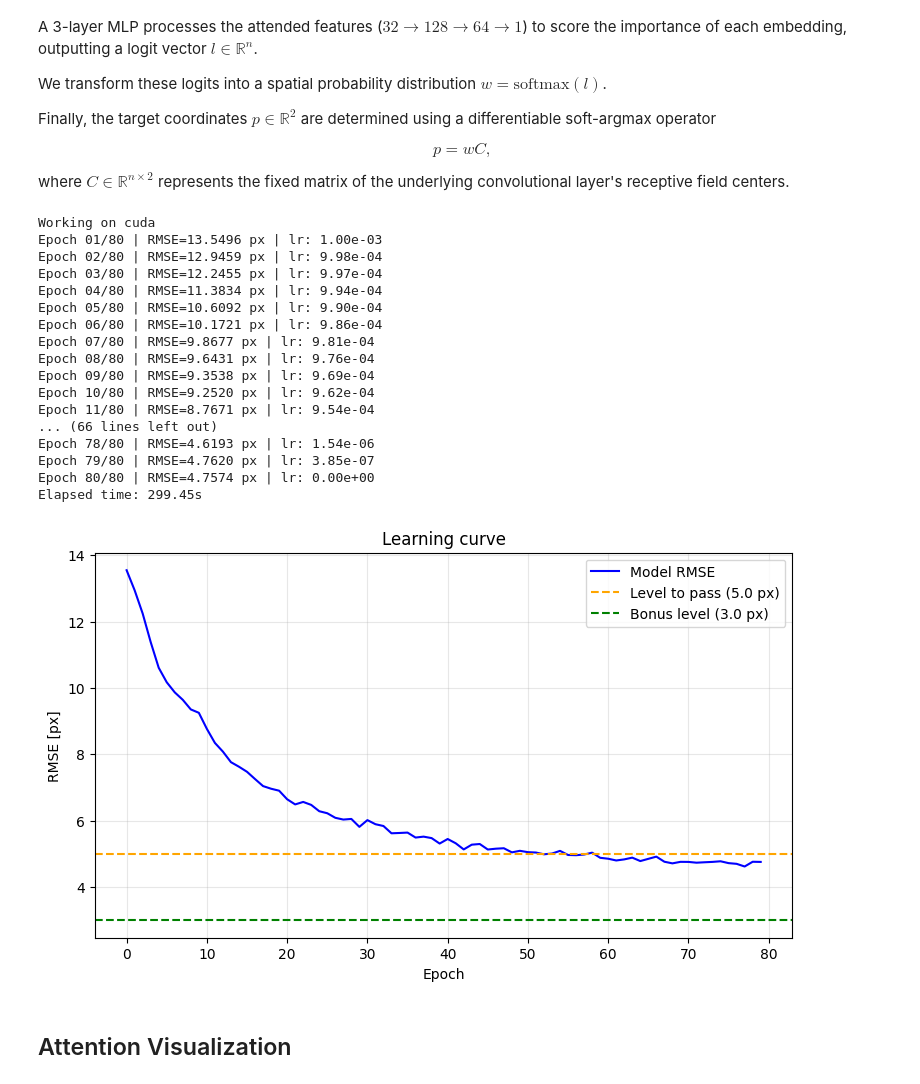
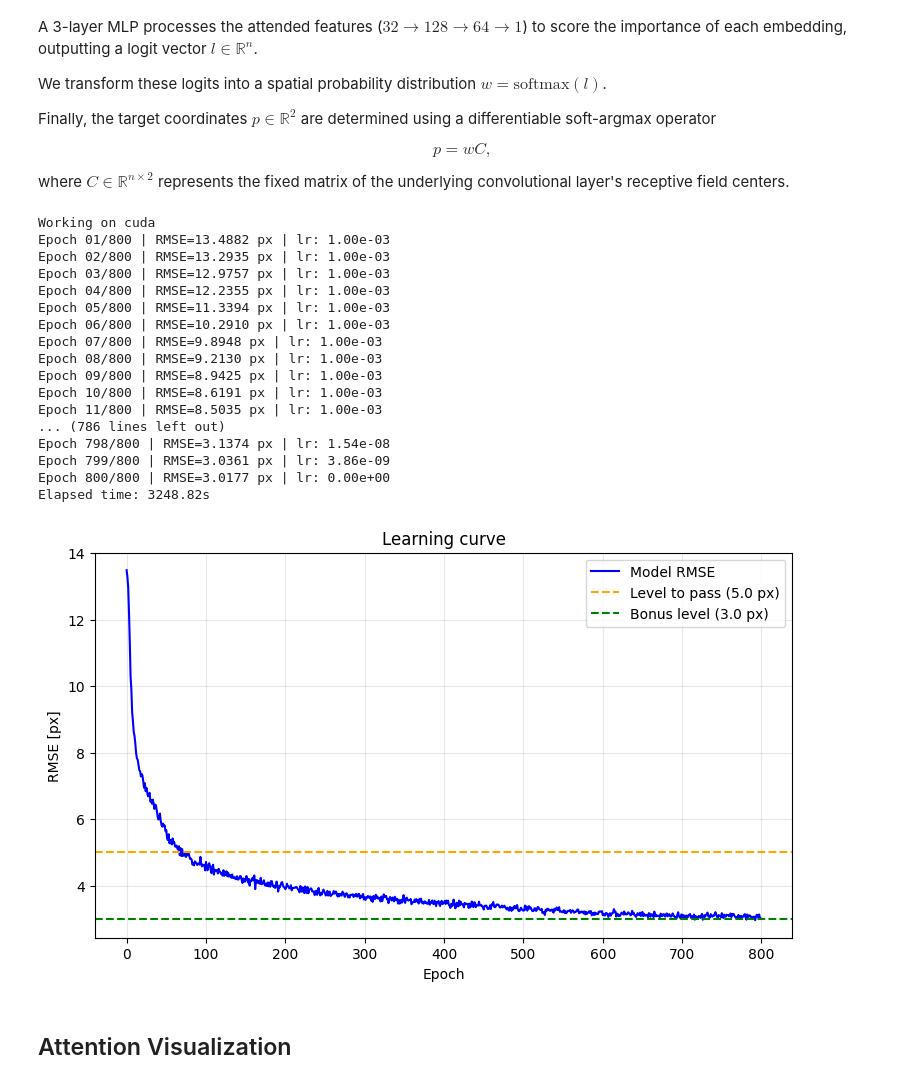
Before and after one commit to kapikozak/Machine-Learning-2025L, a Jupyter notebook: Finding_odd_shapes.ipynb, the cells around one changed output. Drawn from its saved outputs; the diff is of its cells as text; code cells hidden in the pictures.

```diff
--- a/Finding_odd_shapes.ipynb
+++ b/Finding_odd_shapes.ipynb
@@ -247,7 +247,7 @@ hidden = 128
 k = 16
 
 device = torch.device("cuda" if torch.cuda.is_available() else "cpu")
-S = sinusoid_positions_2d(height=16, width=16, dim=feature_cnt)
+S = sinusoid_positions_2d(height=12, width=12, dim=feature_cnt)
 
 class PositionScorer(torch.nn.Module):
   def __init__(self, feature_cnt=32, hidden=128):
@@ -366,28 +366,28 @@ class Net_SelfAttention_And_PE(torch.nn.Module):
     return predicted_xy, weights
 # %%
 net = Net_SelfAttention_And_PE()
-train_rmse_history = train_model(net, num_epochs=80)
+train_rmse_history = train_model(net, num_epochs=800)
 
 plot_training_curve(train_rmse_history)
 # %% [output]
 Working on cuda
-Epoch 01/80 | RMSE=13.5496 px | lr: 1.00e-03
-Epoch 02/80 | RMSE=12.9459 px | lr: 9.98e-04
-Epoch 03/80 | RMSE=12.2455 px | lr: 9.97e-04
-Epoch 04/80 | RMSE=11.3834 px | lr: 9.94e-04
-Epoch 05/80 | RMSE=10.6092 px | lr: 9.90e-04
-Epoch 06/80 | RMSE=10.1721 px | lr: 9.86e-04
-Epoch 07/80 | RMSE=9.8677 px | lr: 9.81e-04
-Epoch 08/80 | RMSE=9.6431 px | lr: 9.76e-04
-Epoch 09/80 | RMSE=9.3538 px | lr: 9.69e-04
-Epoch 10/80 | RMSE=9.2520 px | lr: 9.62e-04
-Epoch 11/80 | RMSE=8.7671 px | lr: 9.54e-04
-... (66 lines left out)
-Epoch 78/80 | RMSE=4.6193 px | lr: 1.54e-06
-Epoch 79/80 | RMSE=4.7620 px | lr: 3.85e-07
-Epoch 80/80 | RMSE=4.7574 px | lr: 0.00e+00
-Elapsed time: 299.45s
+Epoch 01/800 | RMSE=13.4882 px | lr: 1.00e-03
+Epoch 02/800 | RMSE=13.2935 px | lr: 1.00e-03
+Epoch 03/800 | RMSE=12.9757 px | lr: 1.00e-03
+Epoch 04/800 | RMSE=12.2355 px | lr: 1.00e-03
+Epoch 05/800 | RMSE=11.3394 px | lr: 1.00e-03
+Epoch 06/800 | RMSE=10.2910 px | lr: 1.00e-03
+Epoch 07/800 | RMSE=9.8948 px | lr: 1.00e-03
+Epoch 08/800 | RMSE=9.2130 px | lr: 1.00e-03
+Epoch 09/800 | RMSE=8.9425 px | lr: 1.00e-03
+Epoch 10/800 | RMSE=8.6191 px | lr: 1.00e-03
+Epoch 11/800 | RMSE=8.5035 px | lr: 1.00e-03
+... (786 lines left out)
+Epoch 798/800 | RMSE=3.1374 px | lr: 1.54e-08
+Epoch 799/800 | RMSE=3.0361 px | lr: 3.86e-09
+Epoch 800/800 | RMSE=3.0177 px | lr: 0.00e+00
+Elapsed time: 3248.82s
-[figure, old version]
+[figure, new version]
 # %% [markdown]
 ## Attention Visualization
 # %%
```
Also changed, not shown: parts of 4 cells of this notebook.
